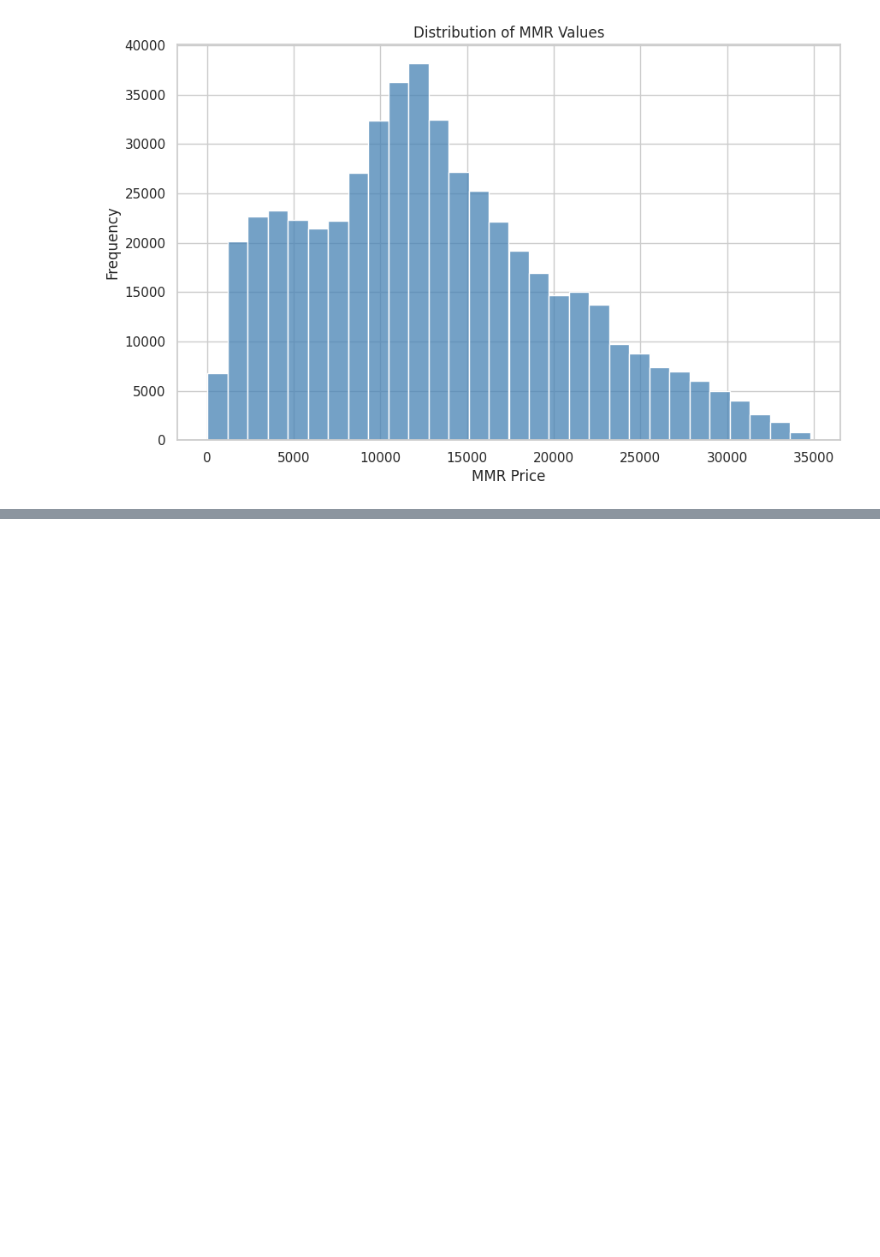
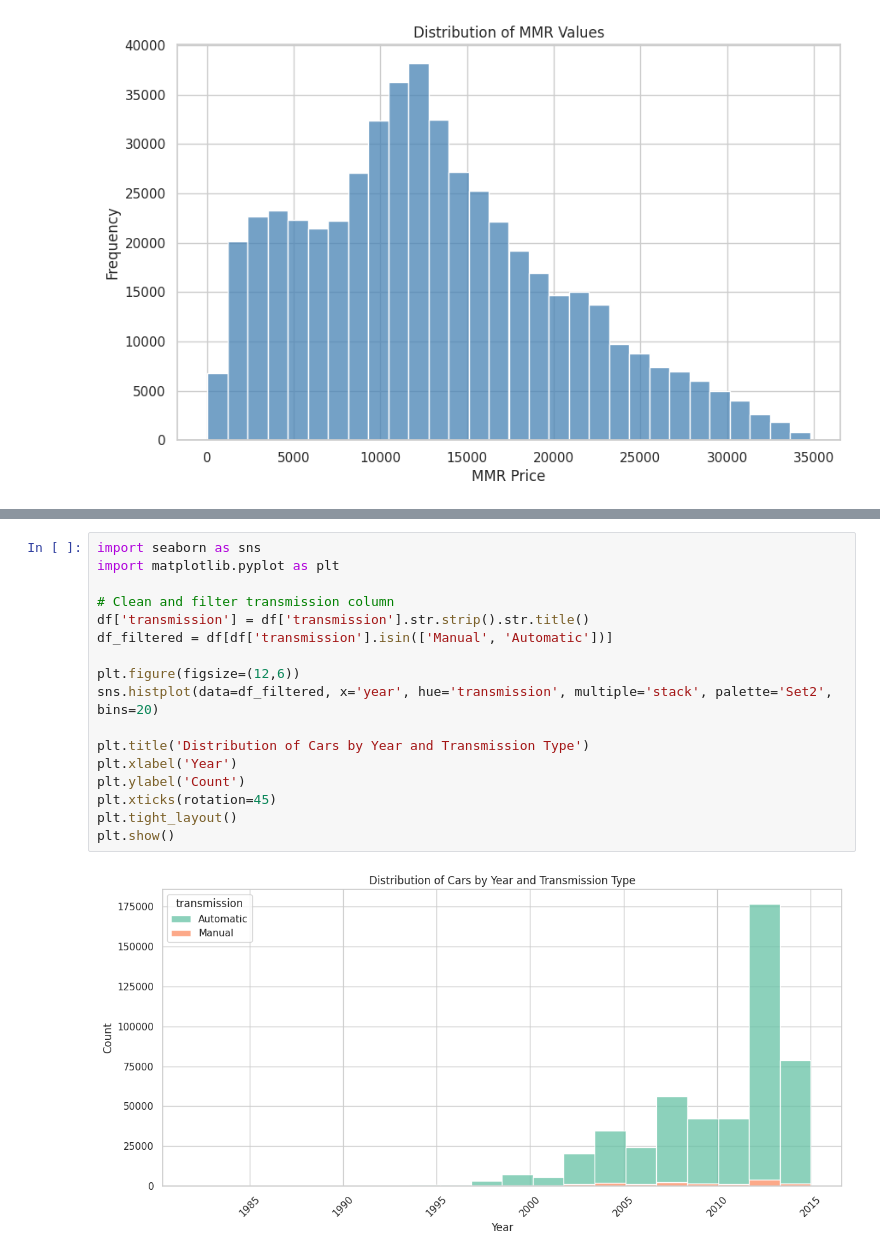
Before and after one commit to Sagarjain93/car_prices, a Jupyter notebook: car_prices.ipynb, the cells around one changed output, grey strips where cells are left out. Drawn from its saved outputs; the diff is of its cells as text; blank space fills up the shorter version.

```diff
--- a/car_prices.ipynb
+++ b/car_prices.ipynb
@@ -565,0 +636,19 @@ plt.show()
+# %%
+import seaborn as sns
+import matplotlib.pyplot as plt
+
+# Clean and filter transmission column
+df['transmission'] = df['transmission'].str.strip().str.title()
+df_filtered = df[df['transmission'].isin(['Manual', 'Automatic'])]
+
+plt.figure(figsize=(12,6))
+sns.histplot(data=df_filtered, x='year', hue='transmission', multiple='stack', palette='Set2', bins=20)
+
+plt.title('Distribution of Cars by Year and Transmission Type')
+plt.xlabel('Year')
+plt.ylabel('Count')
+plt.xticks(rotation=45)
+plt.tight_layout()
+plt.show()
+# %% [output]
+[figure, added]
```
Also changed, not shown: parts of 8 cells of this notebook.
